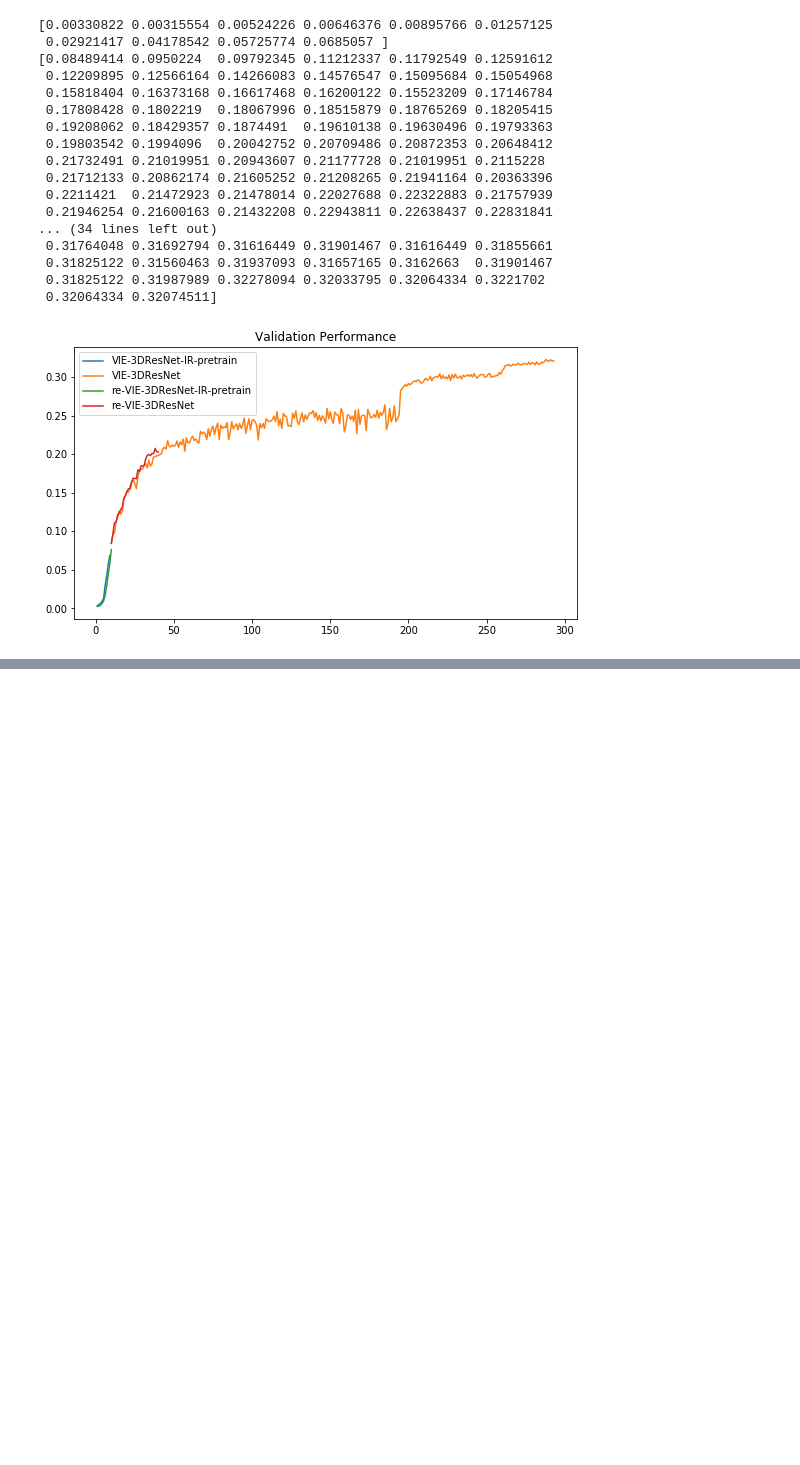
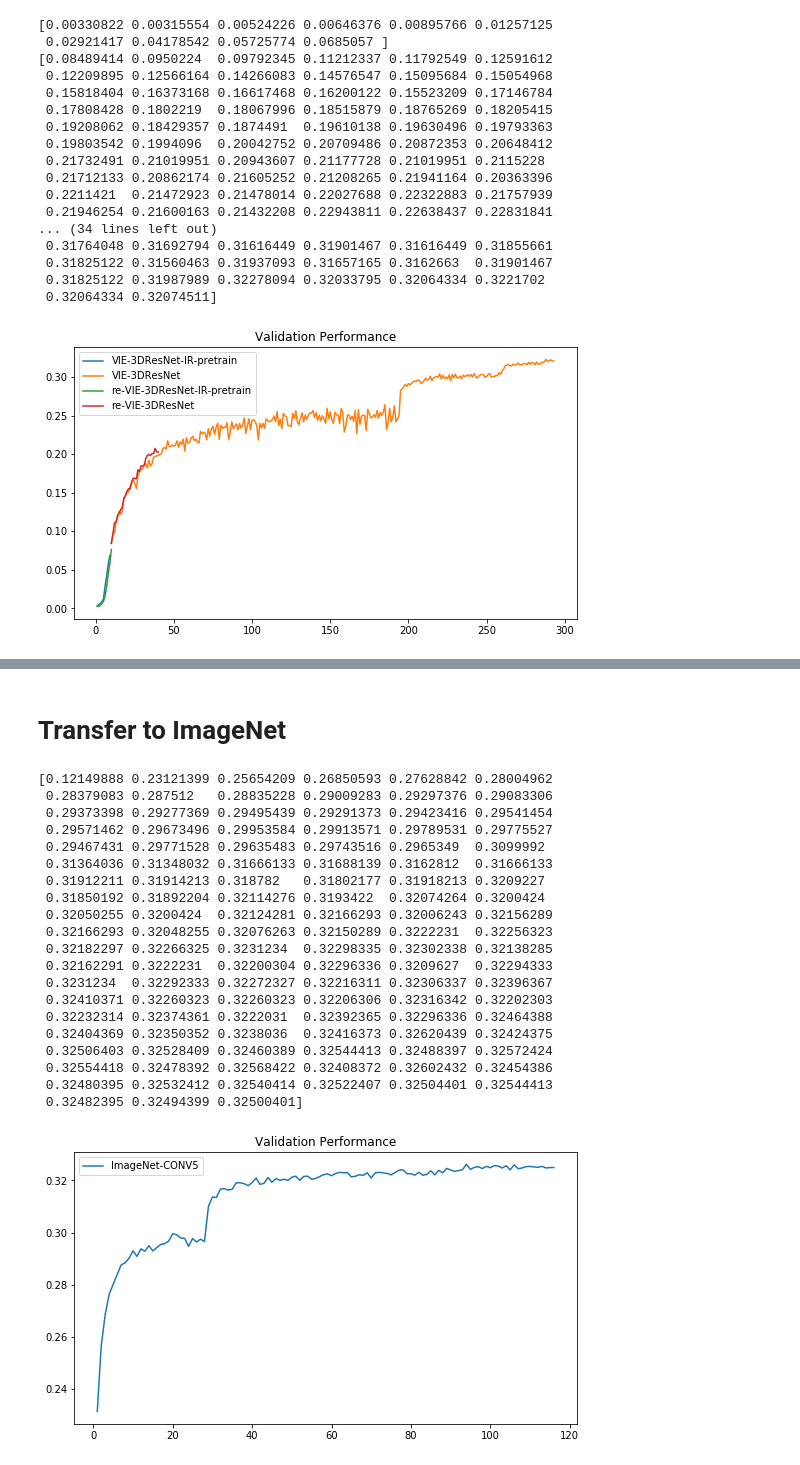
Before and after one commit to neuroailab/VIE, a Jupyter notebook: notebook/show_results.ipynb, the cells around one changed output, grey strips where cells are left out. Drawn from its saved outputs; the diff is of its cells as text; code cells hidden in the pictures; blank space fills up the shorter version.

```diff
--- a/notebook/show_results.ipynb
+++ b/notebook/show_results.ipynb
@@ -74,0 +179,36 @@ pass
+# %% [markdown]
+# Transfer to ImageNet
+# %%
+importlib.reload(utils)
+
+kwargs = {
+    'conn': conn_7,
+    'colname': 'IN',
+    'dbname': 'vd_trans',
+}
+
+curr_expid = 'vd_3dresnet_trans_all'
+print(utils.show_val_in_tfutils(
+    curr_expid, new_figure=True, label_now='ImageNet-CONV5', key='top1_9', **kwargs))
+# %% [output]
+[0.12149888 0.23121399 0.25654209 0.26850593 0.27628842 0.28004962
+ 0.28379083 0.287512   0.28835228 0.29009283 0.29297376 0.29083306
+ 0.29373398 0.29277369 0.29495439 0.29291373 0.29423416 0.29541454
+ 0.29571462 0.29673496 0.29953584 0.29913571 0.29789531 0.29775527
+ 0.29467431 0.29771528 0.29635483 0.29743516 0.2965349  0.3099992
+ 0.31364036 0.31348032 0.31666133 0.31688139 0.3162812  0.31666133
+ 0.31912211 0.31914213 0.318782   0.31802177 0.31918213 0.3209227
+ 0.31850192 0.31892204 0.32114276 0.3193422  0.32074264 0.3200424
+ 0.32050255 0.3200424  0.32124281 0.32166293 0.32006243 0.32156289
+ 0.32166293 0.32048255 0.32076263 0.32150289 0.3222231  0.32256323
+ 0.32182297 0.32266325 0.3231234  0.32298335 0.32302338 0.32138285
+ 0.32162291 0.3222231  0.32200304 0.32296336 0.3209627  0.32294333
+ 0.3231234  0.32292333 0.32272327 0.32216311 0.32306337 0.32396367
+ 0.32410371 0.32260323 0.32260323 0.32206306 0.32316342 0.32202303
+ 0.32232314 0.32374361 0.3222031  0.32392365 0.32296336 0.32464388
+ 0.32404369 0.32350352 0.3238036  0.32416373 0.32620439 0.32424375
+ 0.32506403 0.32528409 0.32460389 0.32544413 0.32488397 0.32572424
+ 0.32554418 0.32478392 0.32568422 0.32408372 0.32602432 0.32454386
+ 0.32480395 0.32532412 0.32540414 0.32522407 0.32504401 0.32544413
+ 0.32482395 0.32494399 0.32500401]
+[figure, added]
```
Also changed, not shown: parts of 7 cells of this notebook.
